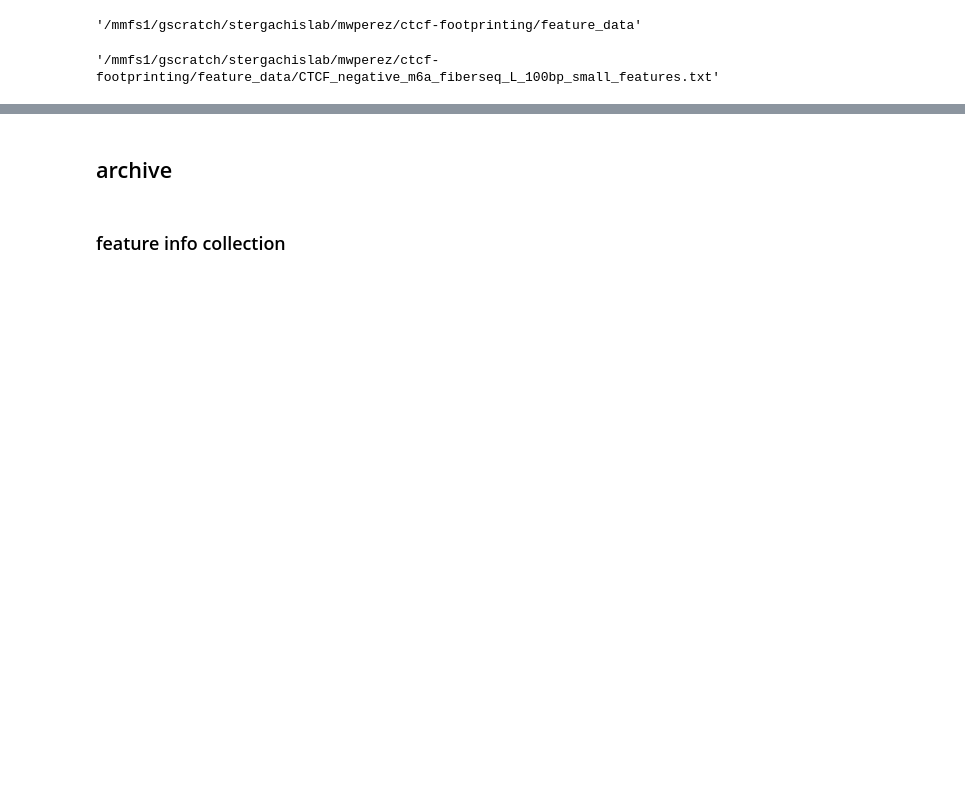
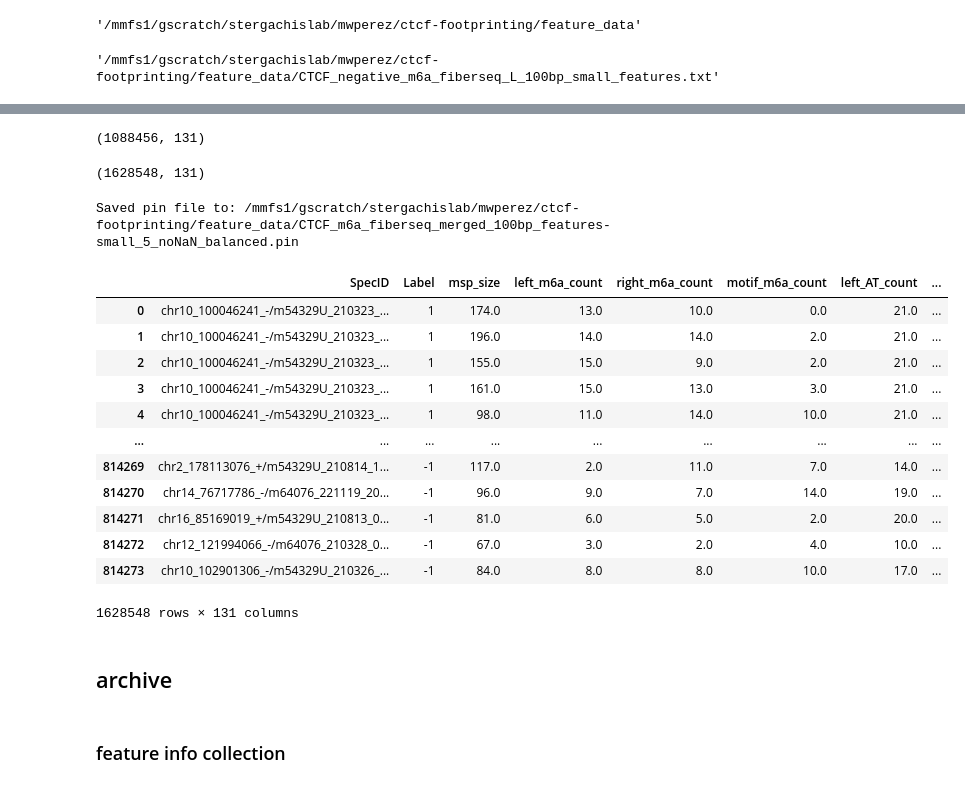
Before and after one commit to monikaperez/ctcf-footprinting, a Jupyter notebook: scripts/20230126_feature_collection_dev.ipynb, the cells around one changed output, grey strips where cells are left out. Cells and saved outputs as stored; diff of their text form; code cells hidden in the pictures; blank space fills up the shorter version.

```diff
--- a/scripts/20230126_feature_collection_dev.ipynb
+++ b/scripts/20230126_feature_collection_dev.ipynb
@@ -1361,3 +1394,43 @@ output_dir
+# %%
+# balance data
+df_neg = df[df["Label"] == -1]
+df_neg.shape
+# %% [output]
+(1088456, 131)
+# %%
+# get the same number of rows as positive data
+neg_sample = df_neg.sample(n=df.Label.value_counts()[1])
+# %%
+neg_sample = neg_sample.reset_index(drop=True)
+# %%
+# merge positive & subsampled negative data
+d = pd.concat([df[df["Label"] == 1], neg_sample], axis=0)
+d.shape
+# %% [output]
+(1628548, 131)
+# %%
+# Percolator tab-delimited format
+pin_file = "{}/CTCF_m6a_fiberseq_merged_100bp_features-small_5_noNaN_balanced.pin".format(output_dir)
+d.to_csv(pin_file, sep="\t", header=True, index=False)
+print("Saved pin file to: {}".format(pin_file))
+# %% [output]
+Saved pin file to: /mmfs1/gscratch/stergachislab/mwperez/ctcf-footprinting/feature_data/CTCF_m6a_fiberseq_merged_100bp_features-small_5_noNaN_balanced.pin
+# %%
+d
+# %% [output]
+|  | SpecID | Label | msp_size | left_m6a_count | right_m6a_count | motif_m6a_count | left_AT_count | ... |
+| 0 | chr10_100046241_-/m54329U_210323_... | 1 | 174.0 | 13.0 | 10.0 | 0.0 | 21.0 | ... |
+| 1 | chr10_100046241_-/m54329U_210323_... | 1 | 196.0 | 14.0 | 14.0 | 2.0 | 21.0 | ... |
+| 2 | chr10_100046241_-/m54329U_210323_... | 1 | 155.0 | 15.0 | 9.0 | 2.0 | 21.0 | ... |
+| 3 | chr10_100046241_-/m54329U_210323_... | 1 | 161.0 | 15.0 | 13.0 | 3.0 | 21.0 | ... |
+| 4 | chr10_100046241_-/m54329U_210323_... | 1 | 98.0 | 11.0 | 14.0 | 10.0 | 21.0 | ... |
+| ... | ... | ... | ... | ... | ... | ... | ... | ... |
+| 814269 | chr2_178113076_+/m54329U_210814_1... | -1 | 117.0 | 2.0 | 11.0 | 7.0 | 14.0 | ... |
+| 814270 | chr14_76717786_-/m64076_221119_20... | -1 | 96.0 | 9.0 | 7.0 | 14.0 | 19.0 | ... |
+| 814271 | chr16_85169019_+/m54329U_210813_0... | -1 | 81.0 | 6.0 | 5.0 | 2.0 | 20.0 | ... |
+| 814272 | chr12_121994066_-/m64076_210328_0... | -1 | 67.0 | 3.0 | 2.0 | 4.0 | 10.0 | ... |
+| 814273 | chr10_102901306_-/m54329U_210326_... | -1 | 84.0 | 8.0 | 8.0 | 10.0 | 17.0 | ... |
+1628548 rows × 131 columns
 # %% [markdown]
 ## archive
 # %% [markdown]
```
Also changed, not shown: parts of 7 cells of this notebook, 9 other files.
